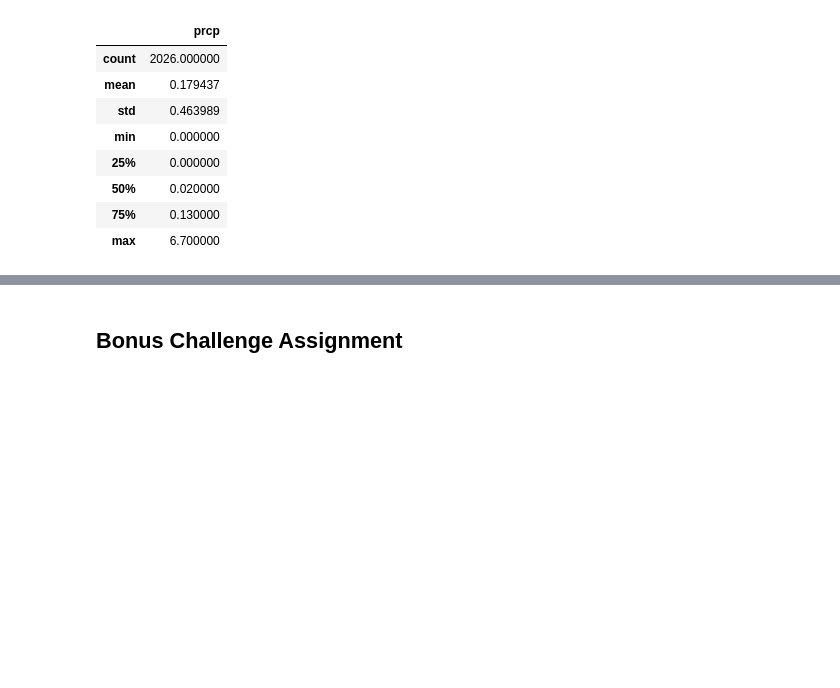
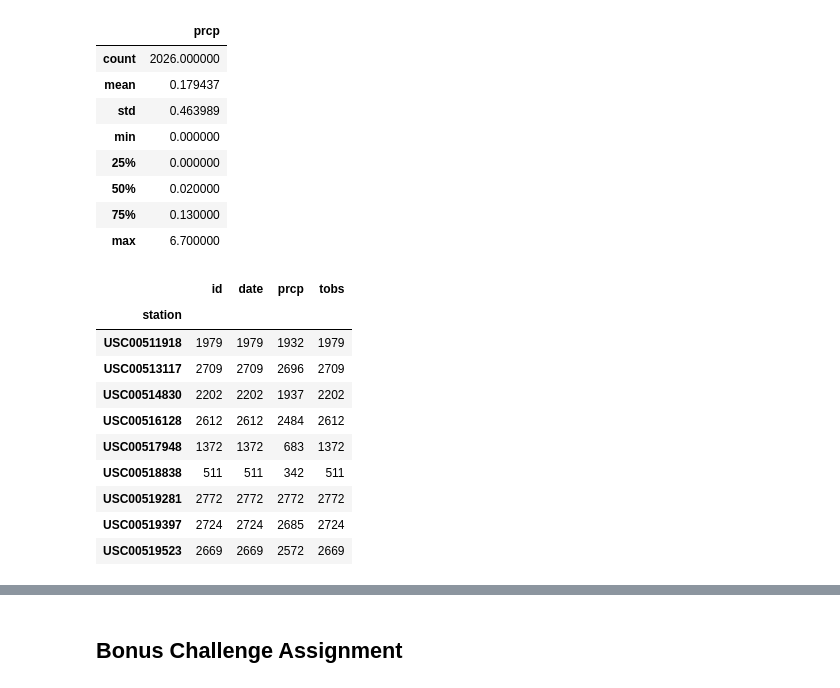
Before and after one commit to arvinseeva/sqlalchemy-challenge, a Jupyter notebook: climate_starter.ipynb, the cells around one changed output, grey strips where cells are left out. Saved outputs shown, nothing was run; the diff lists cells and outputs as text; code cells hidden in the pictures; blank space fills up the shorter version.

```diff
--- a/climate_starter.ipynb
+++ b/climate_starter.ipynb
@@ -105,3 +105,20 @@ all_data.describe()
 | max | 6.700000 |
 # %%
 # Design a query to show how many stations are available in this dataset?
+all_data2 = pd.read_sql("SELECT * FROM Measurement", conn)
+all_data2
+
+all_data3 = all_data2.groupby("station")
+all_data3.count()
+# %% [output]
+|  | id | date | prcp | tobs |
+| station |  |  |  |  |
+| USC00511918 | 1979 | 1979 | 1932 | 1979 |
+| USC00513117 | 2709 | 2709 | 2696 | 2709 |
+| USC00514830 | 2202 | 2202 | 1937 | 2202 |
+| USC00516128 | 2612 | 2612 | 2484 | 2612 |
+| USC00517948 | 1372 | 1372 | 683 | 1372 |
+| USC00518838 | 511 | 511 | 342 | 511 |
+| USC00519281 | 2772 | 2772 | 2772 | 2772 |
+| USC00519397 | 2724 | 2724 | 2685 | 2724 |
+| USC00519523 | 2669 | 2669 | 2572 | 2669 |
```
Also changed, not shown: parts of 1 cell of this notebook.
